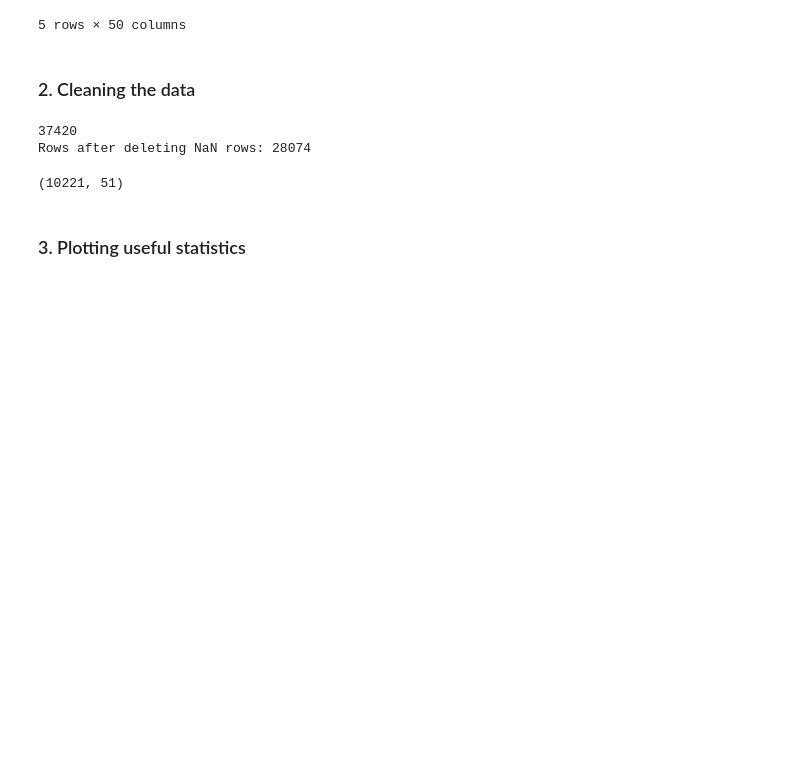
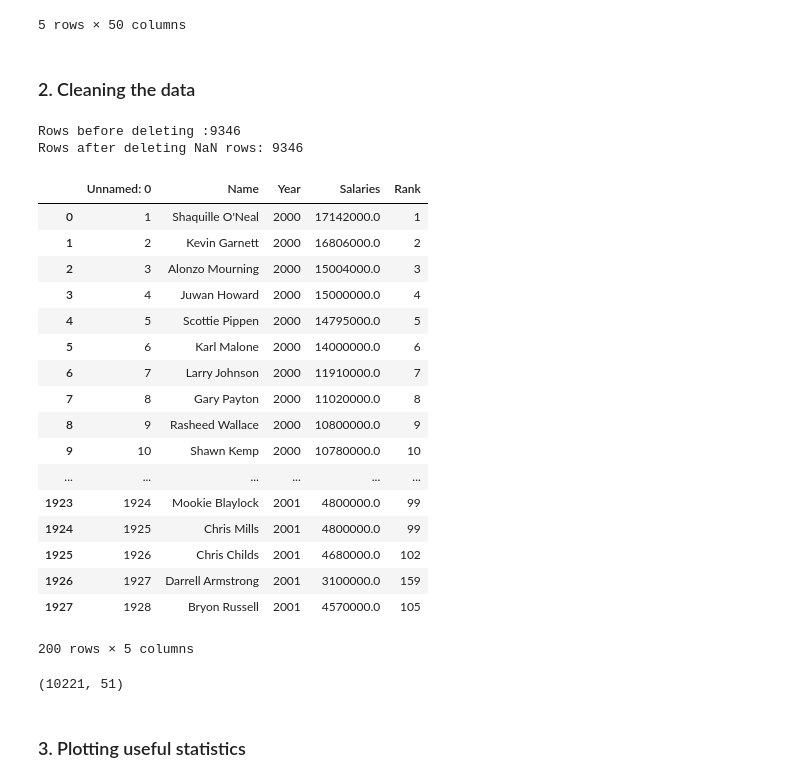
Before and after one commit to Patricklomp/nbasalaries, a Jupyter notebook: nbasalaries.ipynb, the cells around one changed output. Saved outputs shown, nothing was run; the diff lists cells and outputs as text; code cells hidden in the pictures; blank space fills up the shorter version.

```diff
--- a/nbasalaries.ipynb
+++ b/nbasalaries.ipynb
@@ -101,11 +101,29 @@ test.head()
 # %% [markdown]
 ### 2. Cleaning the data ###
 # %%
-salariesdrop = salaries.dropna()
-print("Rows before deleting :" + len(salaries))
-print("Rows after deleting NaN rows: " + str(len(salaries)-len(salariesdrop)))
-#salaries.head(200)
+print("Rows before deleting :" + str(len(salaries)))
+salaries = salaries.dropna()
+print("Rows after deleting NaN rows: " + str(len(salaries)))
+salaries.head(200)
 # %% [output]
-37420
-Rows after deleting NaN rows: 28074
+Rows before deleting :9346
+Rows after deleting NaN rows: 9346
+|  | Unnamed: 0 | Name | Year | Salaries | Rank |
+| 0 | 1 | Shaquille O'Neal | 2000 | 17142000.0 | 1 |
+| 1 | 2 | Kevin Garnett | 2000 | 16806000.0 | 2 |
+| 2 | 3 | Alonzo Mourning | 2000 | 15004000.0 | 3 |
+| 3 | 4 | Juwan Howard | 2000 | 15000000.0 | 4 |
+| 4 | 5 | Scottie Pippen | 2000 | 14795000.0 | 5 |
+| 5 | 6 | Karl Malone | 2000 | 14000000.0 | 6 |
+| 6 | 7 | Larry Johnson | 2000 | 11910000.0 | 7 |
+| 7 | 8 | Gary Payton | 2000 | 11020000.0 | 8 |
+| 8 | 9 | Rasheed Wallace | 2000 | 10800000.0 | 9 |
+| 9 | 10 | Shawn Kemp | 2000 | 10780000.0 | 10 |
+| ... | ... | ... | ... | ... | ... |
+| 1923 | 1924 | Mookie Blaylock | 2001 | 4800000.0 | 99 |
+| 1924 | 1925 | Chris Mills | 2001 | 4800000.0 | 99 |
+| 1925 | 1926 | Chris Childs | 2001 | 4680000.0 | 102 |
+| 1926 | 1927 | Darrell Armstrong | 2001 | 3100000.0 | 159 |
+| 1927 | 1928 | Bryon Russell | 2001 | 4570000.0 | 105 |
+200 rows × 5 columns
 # %%
```
Also changed, not shown: parts of 3 cells of this notebook.
